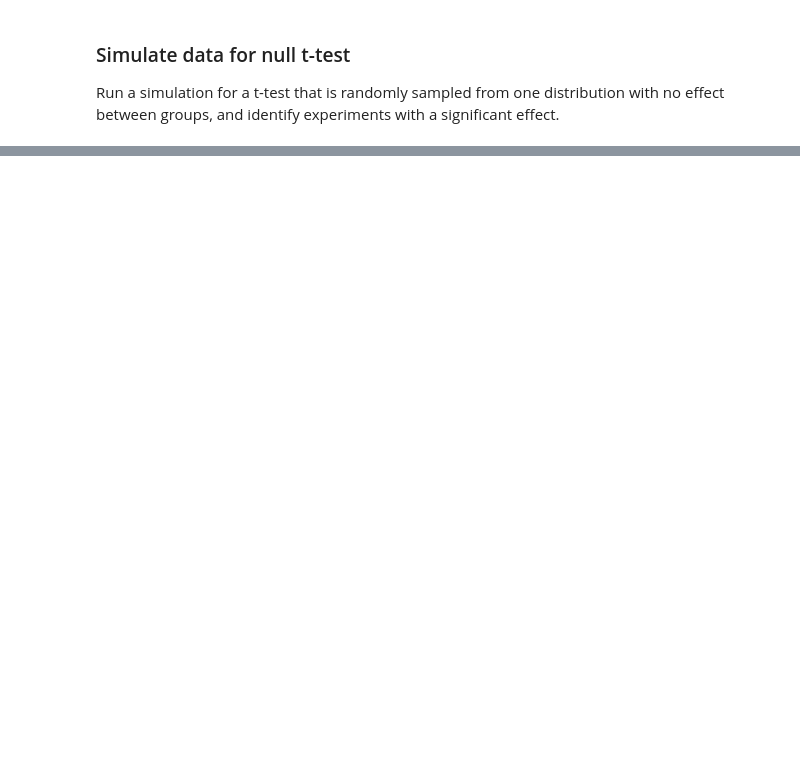
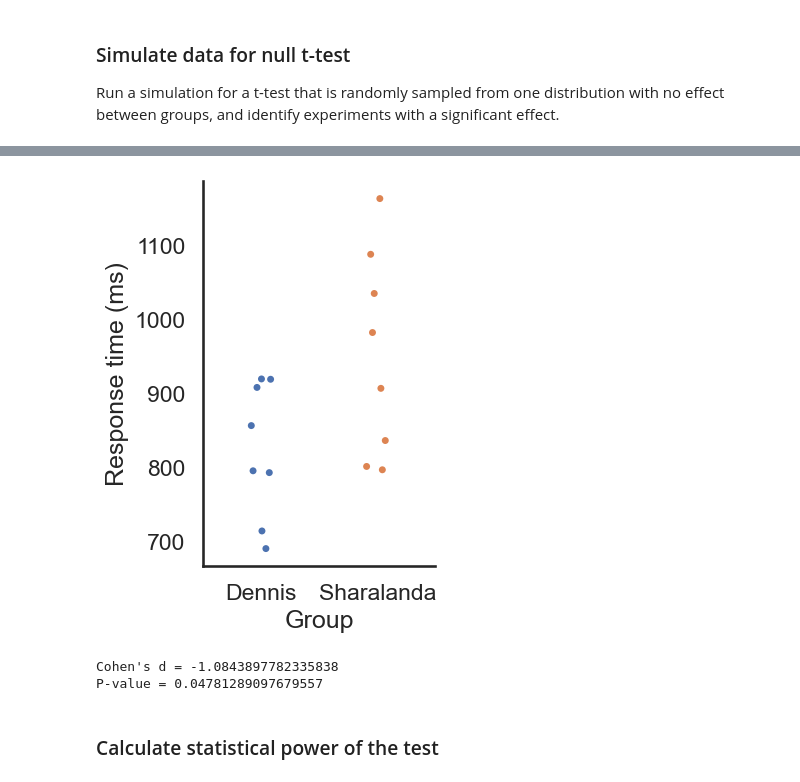
Before and after one commit to natezuk/stats-visualizations, a Jupyter notebook: power_analysis_lectures/simulate_ttest_data.ipynb, the cells around one changed output, grey strips where cells are left out. Drawn from its saved outputs; the diff is of its cells as text; code cells hidden in the pictures; blank space fills up the shorter version.

Commit message:
Updates to t-test simulation

```diff
--- a/power_analysis_lectures/simulate_ttest_data.ipynb
+++ b/power_analysis_lectures/simulate_ttest_data.ipynb
@@ -87,0 +97,16 @@ plt.show()
+# %%
+fig, ax = plt.subplots(figsize=(3,5))
+sns.stripplot(ax=ax,data=exp_sample,x='Group',y='Response time (ms)',hue='Group',legend=False)
+sns.despine()
+plt.xticks([0, 1], ['Dennis','Sharalanda'])
+plt.show()
+# %% [output]
+[figure, added]
+# %%
+print(f"Cohen's d = {experiments['tstat'][exp_to_use]/np.sqrt(nsamples/2)}")
+print(f"P-value = {experiments['pval'][exp_to_use]}")
+# %% [output]
+Cohen's d = -1.0843897782335838
+P-value = 0.04781289097679557
+# %% [markdown]
+### Calculate statistical power of the test
```
Also changed, not shown: parts of 5 cells of this notebook, 1 other file.
